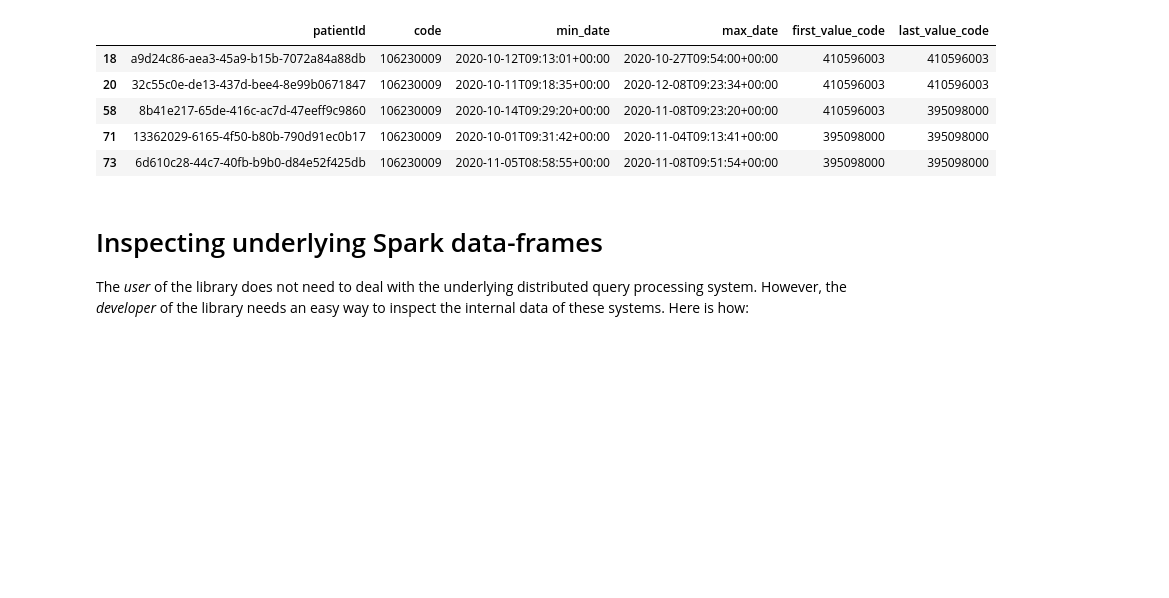
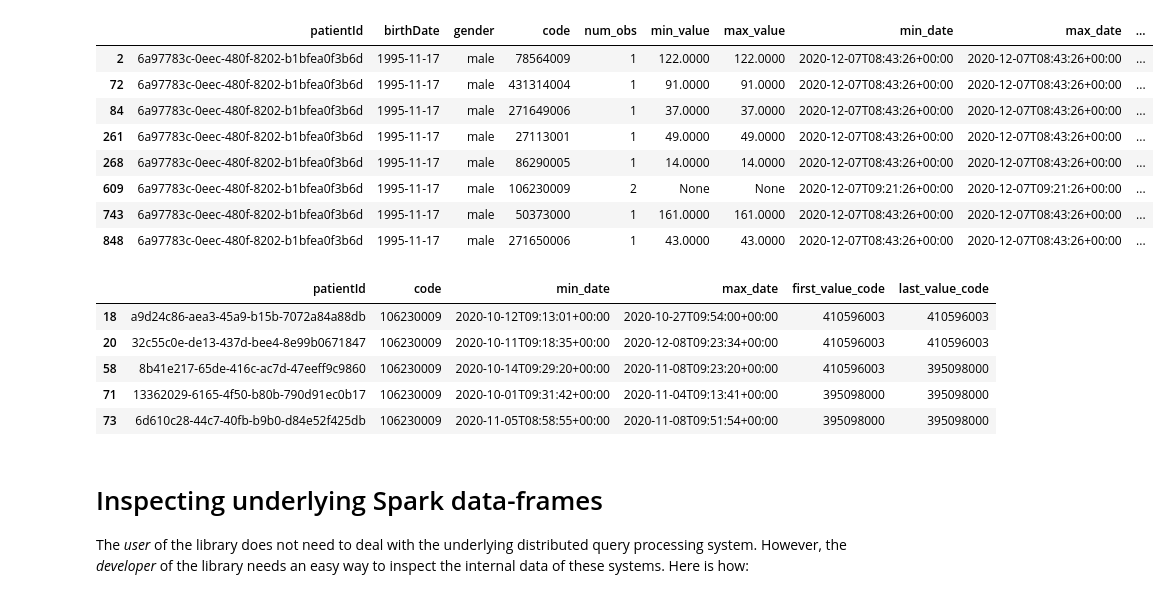
Before and after one commit to google/fhir-data-pipes, a Jupyter notebook: dwh/test_query_lib.ipynb, the cells around one changed output. Saved outputs shown, nothing was run; the diff lists cells and outputs as text; code cells hidden in the pictures; blank space fills up the shorter version.

```diff
--- a/dwh/test_query_lib.ipynb
+++ b/dwh/test_query_lib.ipynb
@@ -75,3 +133,16 @@ agg_df.head(20)
+# %%
+# Inspecting the same patient now with one extra row because of location constraint removal.
+agg_df[agg_df['patientId'] == '6a97783c-0eec-480f-8202-b1bfea0f3b6d']
+# %% [output]
+|  | patientId | birthDate | gender | code | num_obs | min_value | max_value | min_date | max_date | ... |
+| 2 | 6a97783c-0eec-480f-8202-b1bfea0f3b6d | 1995-11-17 | male | 78564009 | 1 | 122.0000 | 122.0000 | 2020-12-07T08:43:26+00:00 | 2020-12-07T08:43:26+00:00 | ... |
+| 72 | 6a97783c-0eec-480f-8202-b1bfea0f3b6d | 1995-11-17 | male | 431314004 | 1 | 91.0000 | 91.0000 | 2020-12-07T08:43:26+00:00 | 2020-12-07T08:43:26+00:00 | ... |
+| 84 | 6a97783c-0eec-480f-8202-b1bfea0f3b6d | 1995-11-17 | male | 271649006 | 1 | 37.0000 | 37.0000 | 2020-12-07T08:43:26+00:00 | 2020-12-07T08:43:26+00:00 | ... |
+| 261 | 6a97783c-0eec-480f-8202-b1bfea0f3b6d | 1995-11-17 | male | 27113001 | 1 | 49.0000 | 49.0000 | 2020-12-07T08:43:26+00:00 | 2020-12-07T08:43:26+00:00 | ... |
+| 268 | 6a97783c-0eec-480f-8202-b1bfea0f3b6d | 1995-11-17 | male | 86290005 | 1 | 14.0000 | 14.0000 | 2020-12-07T08:43:26+00:00 | 2020-12-07T08:43:26+00:00 | ... |
+| 609 | 6a97783c-0eec-480f-8202-b1bfea0f3b6d | 1995-11-17 | male | 106230009 | 2 | None | None | 2020-12-07T09:21:26+00:00 | 2020-12-07T09:21:26+00:00 | ... |
+| 743 | 6a97783c-0eec-480f-8202-b1bfea0f3b6d | 1995-11-17 | male | 50373000 | 1 | 161.0000 | 161.0000 | 2020-12-07T08:43:26+00:00 | 2020-12-07T08:43:26+00:00 | ... |
+| 848 | 6a97783c-0eec-480f-8202-b1bfea0f3b6d | 1995-11-17 | male | 271650006 | 1 | 43.0000 | 43.0000 | 2020-12-07T08:43:26+00:00 | 2020-12-07T08:43:26+00:00 | ... |
 # %%
 agg_df[(agg_df['code'] == '106230009') & (agg_df['min_date'] != agg_df['max_date'])][
     ['patientId', 'code', 'min_date', 'max_date', 'first_value_code', 'last_value_code']].head()
```
Also changed, not shown: parts of 13 cells of this notebook, 3 other files.
